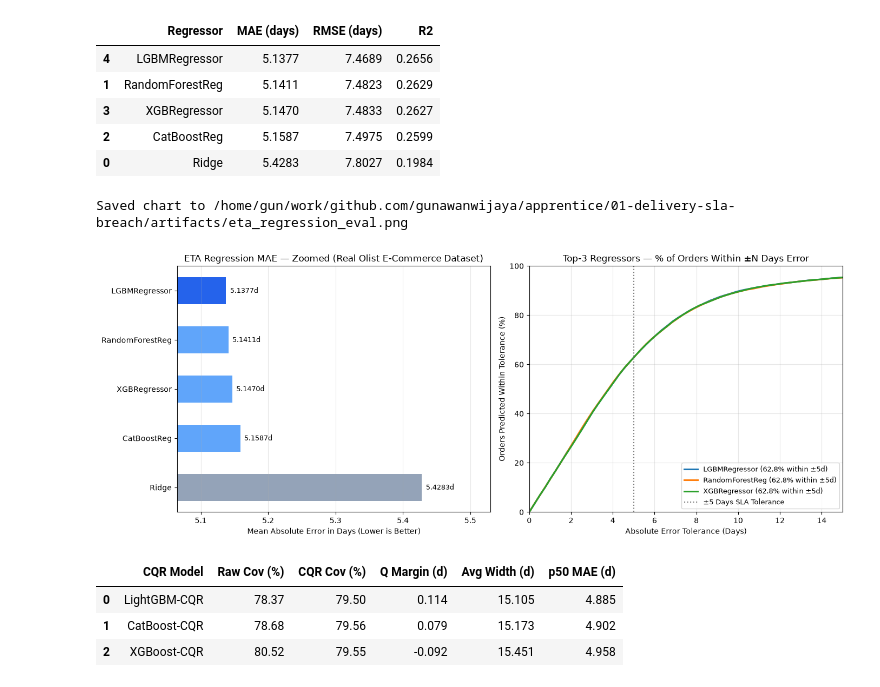
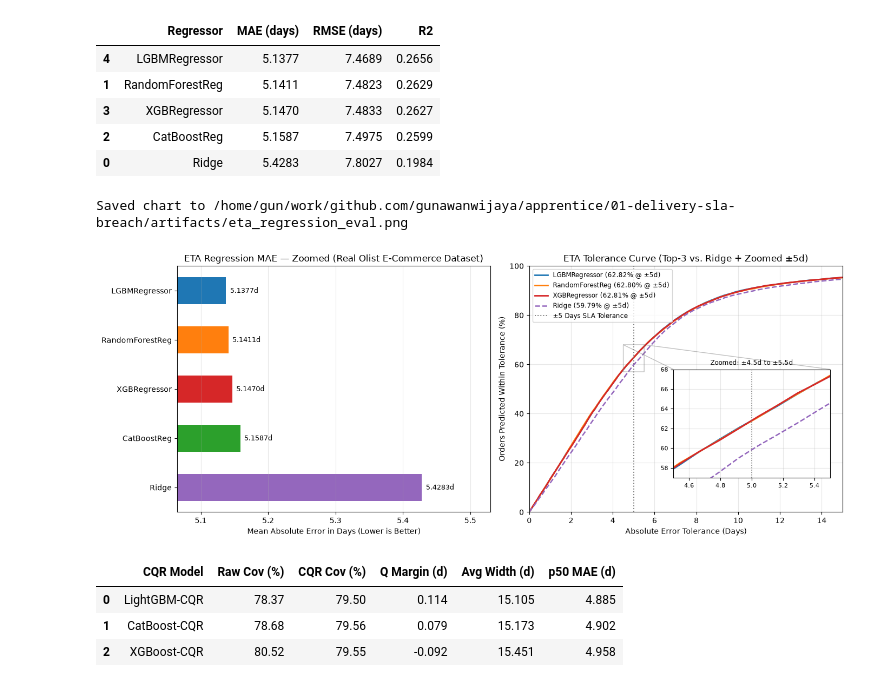
Before and after one commit to gunawanwijaya/apprentice, a Jupyter notebook: 01-delivery-sla-breach/ml/notebooks/01_eda_benchmark.ipynb, the cells around one changed output. Drawn from its saved outputs; the diff is of its cells as text; code cells hidden in the pictures.

```diff
--- a/01-delivery-sla-breach/ml/notebooks/01_eda_benchmark.ipynb
+++ b/01-delivery-sla-breach/ml/notebooks/01_eda_benchmark.ipynb
@@ -36,6 +36,15 @@ from train import (
     resolve_olist_dir,
 )
 
+# Unified standard matplotlib color cycle (C0-C4) per model family across all charts
+MODEL_COLORS = {
+    "LightGBM": "C0", "LGBMRegressor": "C0", "LightGBM-CQR": "C0",
+    "RandomForest": "C1", "RandomForestReg": "C1",
+    "CatBoost": "C2", "CatBoostReg": "C2", "CatBoost-CQR": "C2",
+    "XGBoost": "C3", "XGBRegressor": "C3", "XGBoost-CQR": "C3",
+    "LogisticRegression": "C4", "Ridge": "C4",
+}
+
 contract, schema_hash = load_contract()
 feature_cols = [f["name"] for f in contract["features"]]
 
@@ -88,7 +97,7 @@ probs = {
     "RandomForest": rf_m.predict_proba(X_test)[:, 1],
     "CatBoost": cb_m.predict_proba(X_test)[:, 1],
     "XGBoost": xgb_m.predict_proba(X_test)[:, 1],
-    "LightGBM": lgb_m.predict_proba(X_test)[:, 1],
+    "LightGBM": np.asarray(lgb_m.predict_proba(X_test))[:, 1],
 }
 
 t = contract["threshold"]
@@ -238,44 +260,59 @@ reg_df
 # %%
 fig, axes = plt.subplots(1, 2, figsize=(14, 5.5))
 
-# Left: Zoomed MAE Comparison (highlights gap between tree ensembles vs. linear Ridge)
+# Left: Zoomed MAE Comparison (unified per-model colors)
 min_mae, max_mae = reg_df["MAE (days)"].min(), reg_df["MAE (days)"].max()
 pad = max((max_mae - min_mae) * 0.25, 0.05)
-colors = ["#2563eb" if i == 0 else "#60a5fa" if i < 4 else "#94a3b8" for i in range(len(reg_df))]
-bars = axes[0].barh(reg_df["Regressor"], reg_df["MAE (days)"], color=colors, height=0.55)
+bar_colors = [MODEL_COLORS[name] for name in reg_df["Regressor"]]
+bars = axes[0].barh(reg_df["Regressor"], reg_df["MAE (days)"], color=bar_colors, height=0.55)
 axes[0].invert_yaxis()
 axes[0].set_xlim(min_mae - pad, max_mae + pad * 1.4)
 for bar, val in zip(bars, reg_df["MAE (days)"]):
     axes[0].text(val + pad * 0.08, bar.get_y() + bar.get_height() / 2, f"{val:.4f}d", va="center", fontsize=9)
 axes[0].set_title(f"ETA Regression MAE — Zoomed ({dataset_label})")
 axes[0].set_xlabel("Mean Absolute Error in Days (Lower is Better)")
 axes[0].grid(axis="x", alpha=0.3)
 
-# Right: Top-3 Regressors Cumulative Absolute Error Curve (Zoomed 0-15 days)
-err_grid = np.linspace(0, 15, 60)
-for name in reg_df["Regressor"].head(3):
+# Right: Top-3 Regressors + Ridge Baseline with Zoomed Inset around ±5d
+err_grid = np.linspace(0, 15, 120)
+ax_ins = axes[1].inset_axes([0.46, 0.14, 0.50, 0.44])
+
+plot_models = list(reg_df["Regressor"].head(3)) + ["Ridge"]
+for name in plot_models:
     abs_err = np.abs(y_reg_test - reg_preds[name])
     within_pct = [(abs_err <= d).mean() * 100 for d in err_grid]
     within_5d = (abs_err <= 5.0).mean() * 100
-    axes[1].plot(err_grid, within_pct, lw=2.2, label=f"{name} ({within_5d:.1f}% within ±5d)")
+    col = MODEL_COLORS[name]
+    style = dict(lw=1.8, linestyle="--", color=col) if name == "Ridge" else dict(lw=2.0, color=col)
+    axes[1].plot(err_grid, within_pct, label=f"{name} ({within_5d:.2f}% @ ±5d)", **style)
+    ax_ins.plot(err_grid, within_pct, **style)
 
-axes[1].axvline(5.0, color="gray", linestyle=":", lw=1.5, label="±5 Days SLA Tolerance")
-axes[1].set_title("Top-3 Regressors — % of Orders Within ±N Days Error")
+axes[1].axvline(5.0, color="gray", linestyle=":", lw=1.4, label="±5 Days SLA Tolerance")
+axes[1].set_title("ETA Tolerance Curve (Top-3 vs. Ridge + Zoomed ±5d)")
 axes[1].set_xlabel("Absolute Error Tolerance (Days)")
 axes[1].set_ylabel("Orders Predicted Within Tolerance (%)")
 axes[1].set_xlim(0, 15)
 axes[1].set_ylim(0, 100)
-axes[1].legend(loc="lower right", fontsize=9)
+axes[1].legend(loc="upper left", fontsize=8.5)
 axes[1].grid(alpha=0.3)
+
+# Configure zoomed inset around ±5 days
+ax_ins.axvline(5.0, color="gray", linestyle=":", lw=1.2)
+ax_ins.set_xlim(4.5, 5.5)
+ax_ins.set_ylim(57, 68)
+ax_ins.set_title("Zoomed: ±4.5d to ±5.5d", fontsize=8.5)
+ax_ins.tick_params(labelsize=8)
+ax_ins.grid(alpha=0.3)
+axes[1].indicate_inset_zoom(ax_ins, edgecolor="gray", alpha=0.5)
 
 plt.tight_layout()
 out_reg = ARTIFACTS_DIR / "eta_regression_eval.png"
 plt.savefig(out_reg, dpi=150)
 print(f"Saved chart to {out_reg}")
 plt.show()
 # %% [output]
 Saved chart to /home/gun/work/github.com/gunawanwijaya/apprentice/01-delivery-sla-breach/artifacts/eta_regression_eval.png
-[figure, old version]
+[figure, new version]
 # %%
 # 3. Conformalized Quantile Regression (CQR) Benchmark (p10 / p50 / p90)
 coverage_target = float(contract.get("eta_coverage_target", 0.80))
```
Also changed, not shown: parts of 3 cells of this notebook, 5 other files.
